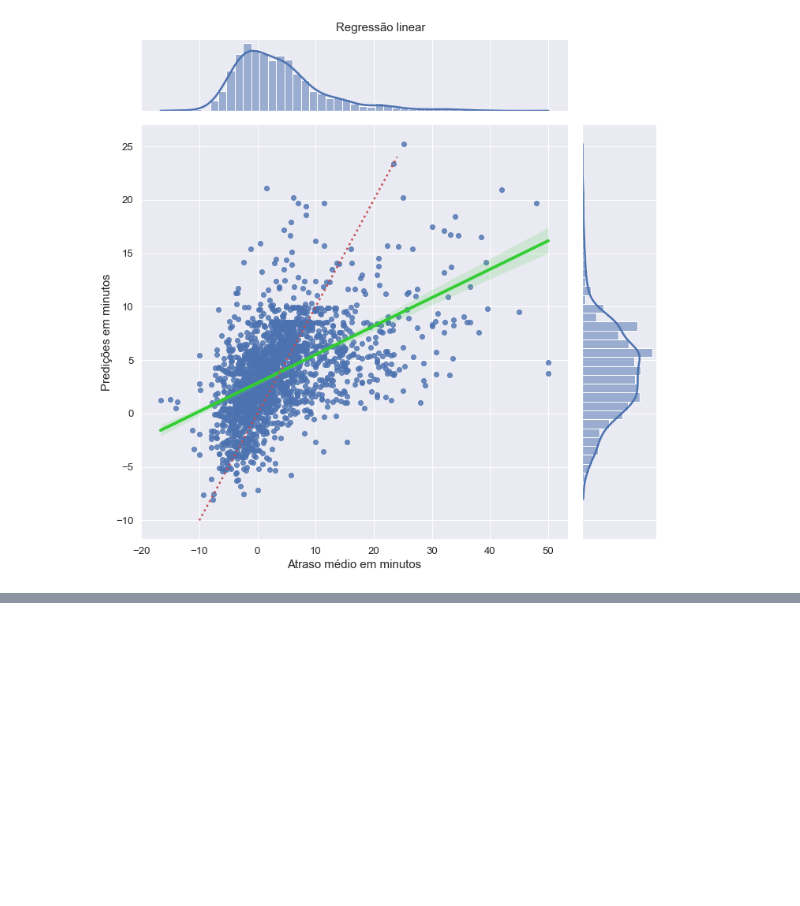
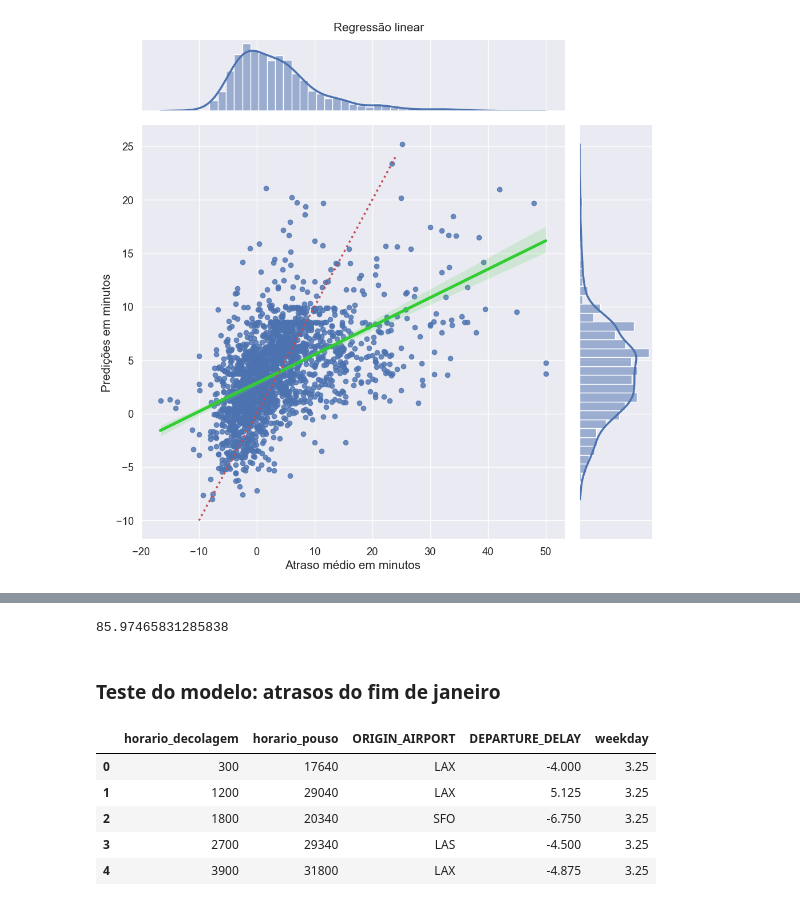
Before and after one commit to bekwendhausen/voos-kaggle-2015, a Jupyter notebook: flights-delay.ipynb, the cells around one changed output, grey strips where cells are left out. Drawn from its saved outputs; the diff is of its cells as text; code cells hidden in the pictures; blank space fills up the shorter version.

```diff
--- a/flights-delay.ipynb
+++ b/flights-delay.ipynb
@@ -1379,0 +1630,22 @@ plt.show()
+# %%
+ridgereg = Ridge(alpha=parameters[0], normalize=True)
+poly = PolynomialFeatures(degree=parameters[1])
+X_ = poly.fit_transform(X)
+ridgereg.fit(X_, Y)
+result = ridgereg.predict(X_)
+score = metrics.mean_squared_error(result, Y)
+print(score)
+# %% [output]
+85.97465831285838
+# %% [markdown]
+### Teste do modelo: atrasos do fim de janeiro
+# %%
+df3 = create_df(df_test, comp)
+df3[:5]
+# %% [output]
+|  | horario_decolagem | horario_pouso | ORIGIN_AIRPORT | DEPARTURE_DELAY | weekday |
+| 0 | 300 | 17640 | LAX | -4.000 | 3.25 |
+| 1 | 1200 | 29040 | LAX | 5.125 | 3.25 |
+| 2 | 1800 | 20340 | SFO | -6.750 | 3.25 |
+| 3 | 2700 | 29340 | LAS | -4.500 | 3.25 |
+| 4 | 3900 | 31800 | LAX | -4.875 | 3.25 |
```
Also changed, not shown: parts of 35 cells of this notebook, 1 other file.
